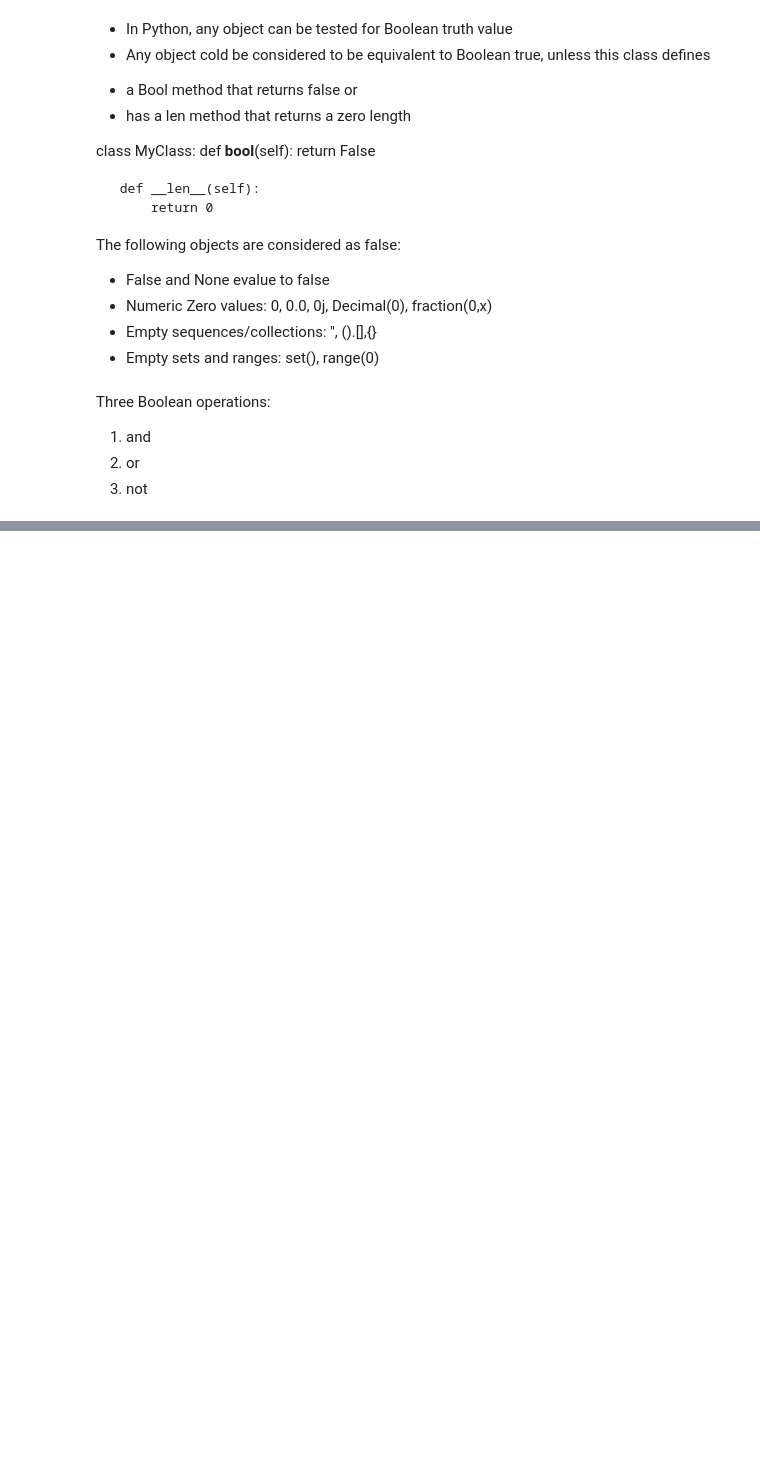
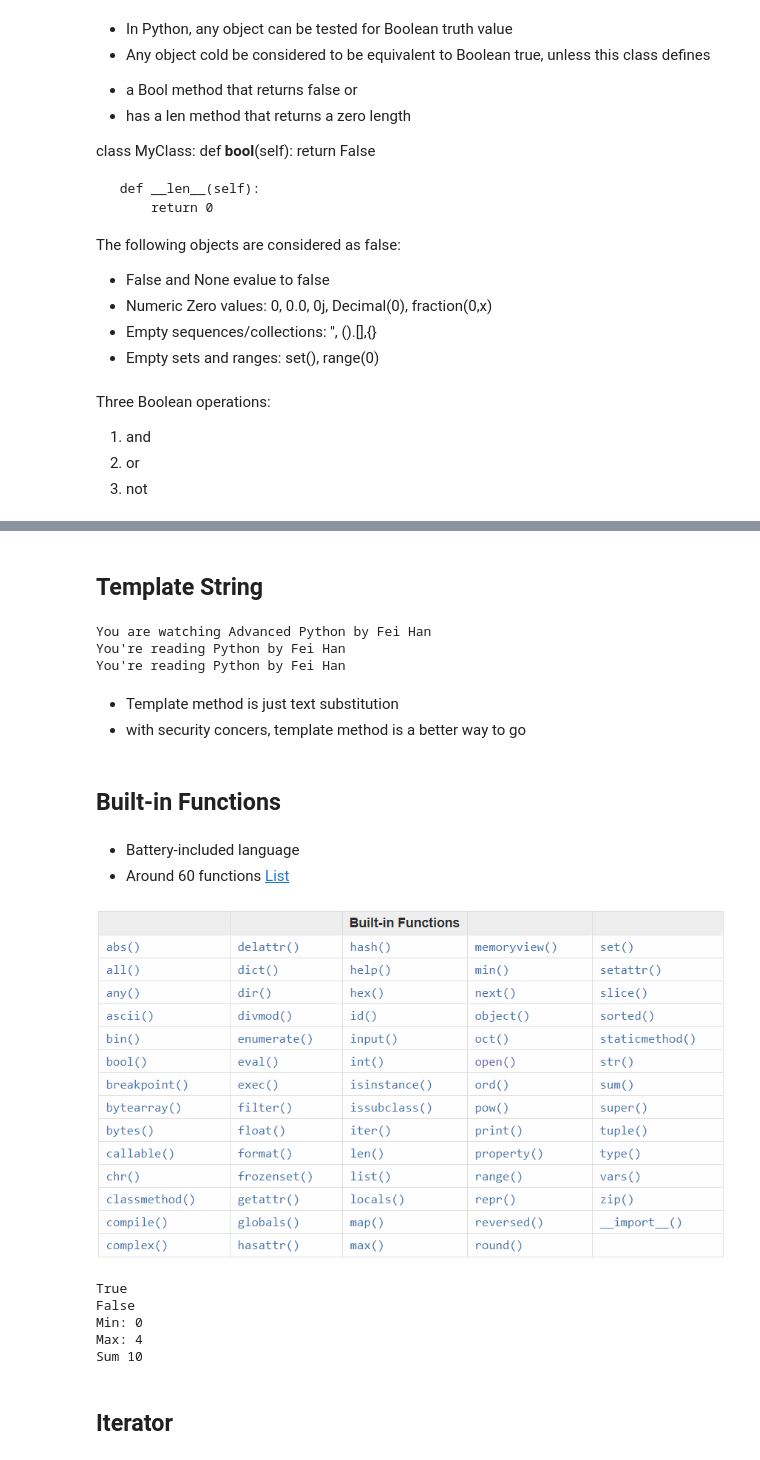
Before and after one commit to hanfei28/Python, a Jupyter notebook: Advanced Python.ipynb, the cells around one changed output, grey strips where cells are left out. Saved outputs shown, nothing was run; the diff lists cells and outputs as text; code cells hidden in the pictures; blank space fills up the shorter version.

```diff
--- a/Advanced Python.ipynb
+++ b/Advanced Python.ipynb
@@ -44,0 +80,62 @@ Three Boolean operations:
+# %% [markdown]
+## Template String
+# %%
+from string import Template
+
+def main():
+    #using string formatting with format()
+    s1 = "You are watching {0} by {1}".format("Advanced Python", "Fei Han")
+    print(s1)
+
+    #Create a template with placeholder
+    templ = Template("You're reading ${title} by ${author}")
+
+    # use the substitute method with keyword arguments
+    s2 = templ.substitute(title="Python", author="Fei Han")
+    print(s2)
+
+    # use the substitute method with a dictionary
+    record = {"author":"Fei Han",
+              "title":"Python"}
+    s3=templ.substitute(record)
+    print(s3)
+
+if __name__ =="__main__":
+    main()
+# %% [output]
+You are watching Advanced Python by Fei Han
+You're reading Python by Fei Han
+You're reading Python by Fei Han
+# %% [markdown]
+* Template method is just text substitution
+* with security concers, template method is a better way to go
+# %% [markdown]
+## Built-in Functions
+# %% [markdown]
+* Battery-included language
+* Around 60 functions [List](https://docs.python.org/3/library/functions.html)
+# %%
+from IPython.display import Image
+Image("graphs/PyBuiltInFunctions.PNG")
+# %% [output]
+[figure, added]
+# %%
+def main():
+    l1 = [1,2,3,4,0]
+
+    print(any(l1))
+    print(all(l1))
+    print("Min:",min(l1))
+    print("Max:",max(l1))
+    print("Sum",sum(l1))
+
+if __name__ == "__main__":
+    main()
+# %% [output]
+True
+False
+Min: 0
+Max: 4
+Sum 10
+# %% [markdown]
+## Iterator
```
Also changed, not shown: parts of 5 cells of this notebook, 2 other files.
